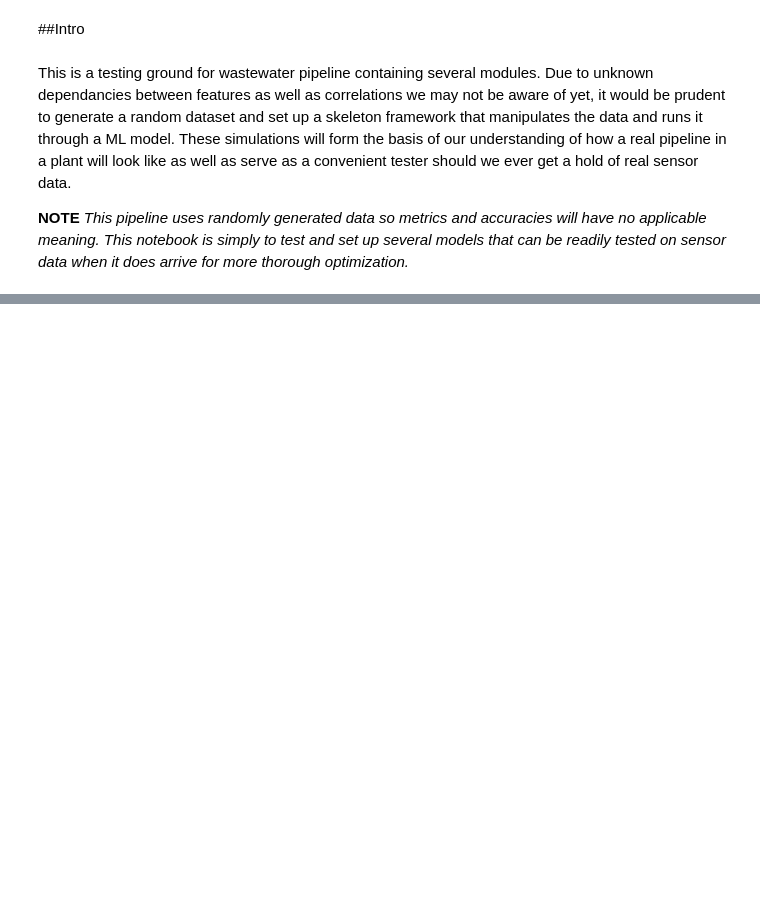
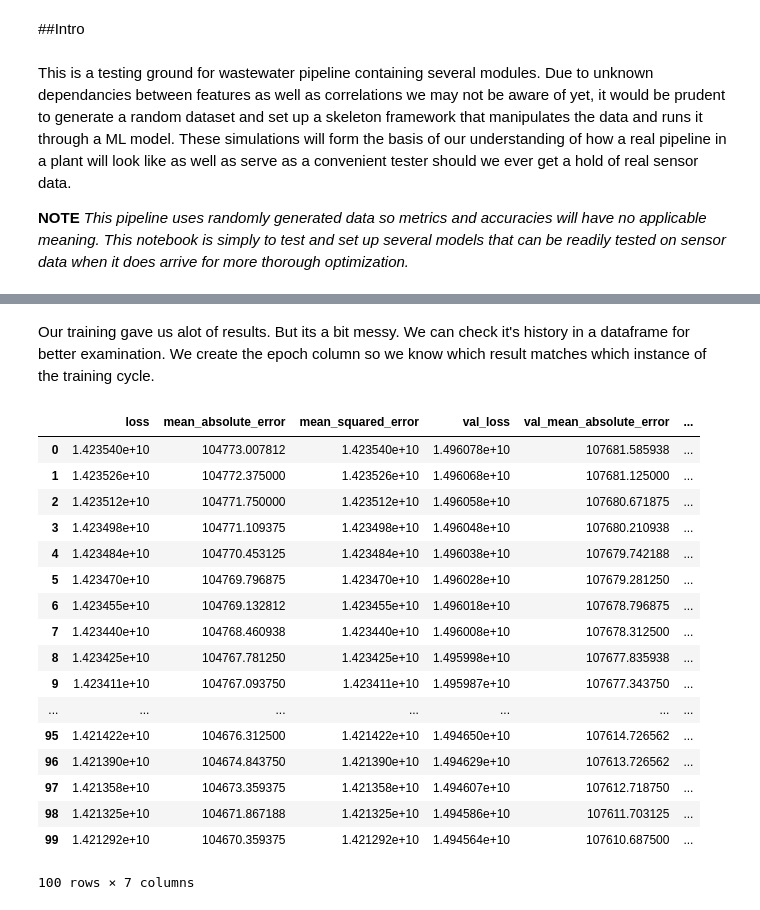
Before and after one commit to adamyli/Generic-Sensor-Data-ML-Framework-WIP, a Jupyter notebook: Generic_Wastewater_Plant_ML_w_TensorFlow.ipynb, the cells around one changed output, grey strips where cells are left out. Cells and saved outputs as stored; diff of their text form; code cells hidden in the pictures; blank space fills up the shorter version.

```diff
--- a/Generic_Wastewater_Plant_ML_w_TensorFlow.ipynb
+++ b/Generic_Wastewater_Plant_ML_w_TensorFlow.ipynb
@@ -54,0 +96,10 @@ Also above are our training and test datasets with a 80/20 split. We separate th
+# %%
+def norm(x):
+  '''
+  Normalizes our training values as several features have different ranges and scalings. It is good practice anyway and helps the model along.
+
+  '''
+  return (x - train_stats['mean']) / train_stats['std']
+normalized_train_data = norm(train_df)
+normalized_test_data = norm(test_df)
+normalized_train_data
@@ -54,0 +129,17 @@ Also above are our training and test datasets with a 80/20 split. We separate th
+# %%
+def build_biomass_predictor_model():
+  model = keras.Sequential([
+    layers.Dense(64, activation=tf.nn.relu, input_shape=[len(train_df.keys())]), #first layer that takes in the shape of our training dataframe
+    layers.Dense(64, activation=tf.nn.relu),
+    layers.Dense(1)
+  ])
+
+  optimizer = tf.keras.optimizers.RMSprop(0.001)
+
+  model.compile(loss='mse',
+                optimizer=optimizer,
+                metrics=['mae', 'mse'])
+  return model
+# %%
+model = build_biomass_predictor_model()
+model.summary()
@@ -54,0 +183,2 @@ Also above are our training and test datasets with a 80/20 split. We separate th
+# %%
+train_the_model = model.fit(normalized_train_data, train_labels, epochs=100, validation_split = 0.2)
@@ -55 +203,28 @@ Also above are our training and test datasets with a 80/20 split. We separate th
+# %% [markdown]
+Our training gave us alot of results. But its a bit messy. We can check it's history in a dataframe for better examination.
+We create the epoch column so we know which result matches which instance of the training cycle.
+# %%
+hist = pd.DataFrame(train_the_model.history)
+hist['epoch'] = train_the_model.epoch
+hist.tail()
+hist
+# %% [output]
+|  | loss | mean_absolute_error | mean_squared_error | val_loss | val_mean_absolute_error | ... |
+| 0 | 1.423540e+10 | 104773.007812 | 1.423540e+10 | 1.496078e+10 | 107681.585938 | ... |
+| 1 | 1.423526e+10 | 104772.375000 | 1.423526e+10 | 1.496068e+10 | 107681.125000 | ... |
+| 2 | 1.423512e+10 | 104771.750000 | 1.423512e+10 | 1.496058e+10 | 107680.671875 | ... |
+| 3 | 1.423498e+10 | 104771.109375 | 1.423498e+10 | 1.496048e+10 | 107680.210938 | ... |
+| 4 | 1.423484e+10 | 104770.453125 | 1.423484e+10 | 1.496038e+10 | 107679.742188 | ... |
+| 5 | 1.423470e+10 | 104769.796875 | 1.423470e+10 | 1.496028e+10 | 107679.281250 | ... |
+| 6 | 1.423455e+10 | 104769.132812 | 1.423455e+10 | 1.496018e+10 | 107678.796875 | ... |
+| 7 | 1.423440e+10 | 104768.460938 | 1.423440e+10 | 1.496008e+10 | 107678.312500 | ... |
+| 8 | 1.423425e+10 | 104767.781250 | 1.423425e+10 | 1.495998e+10 | 107677.835938 | ... |
+| 9 | 1.423411e+10 | 104767.093750 | 1.423411e+10 | 1.495987e+10 | 107677.343750 | ... |
+| ... | ... | ... | ... | ... | ... | ... |
+| 95 | 1.421422e+10 | 104676.312500 | 1.421422e+10 | 1.494650e+10 | 107614.726562 | ... |
+| 96 | 1.421390e+10 | 104674.843750 | 1.421390e+10 | 1.494629e+10 | 107613.726562 | ... |
+| 97 | 1.421358e+10 | 104673.359375 | 1.421358e+10 | 1.494607e+10 | 107612.718750 | ... |
+| 98 | 1.421325e+10 | 104671.867188 | 1.421325e+10 | 1.494586e+10 | 107611.703125 | ... |
+| 99 | 1.421292e+10 | 104670.359375 | 1.421292e+10 | 1.494564e+10 | 107610.687500 | ... |
+100 rows × 7 columns
 # %%
```
Also changed, not shown: parts of 21 cells of this notebook.
